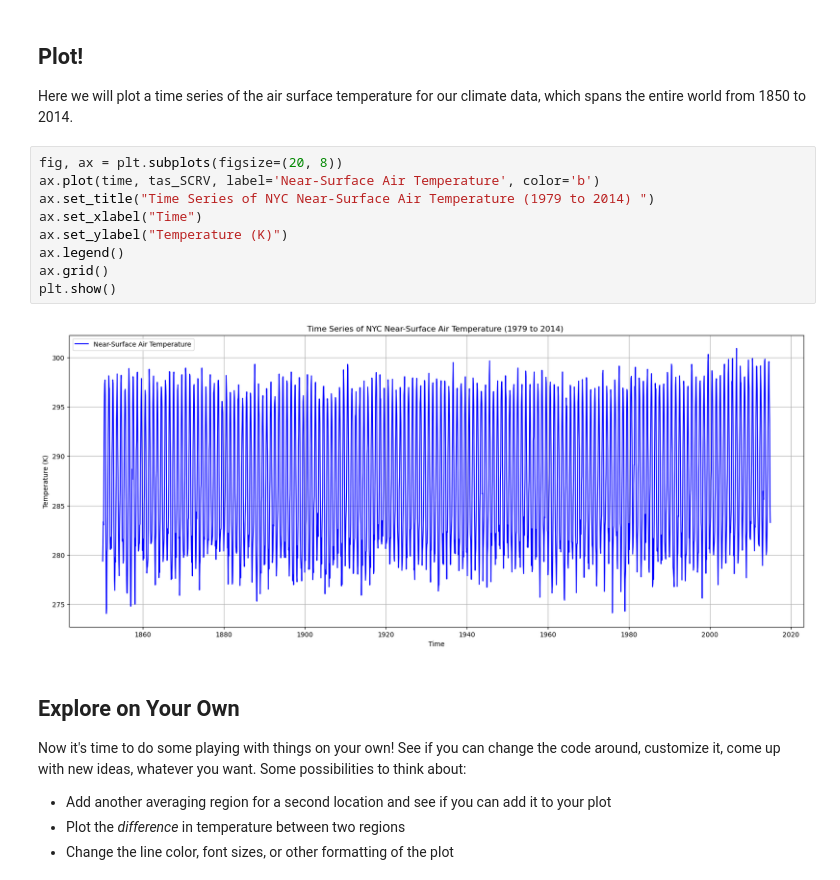
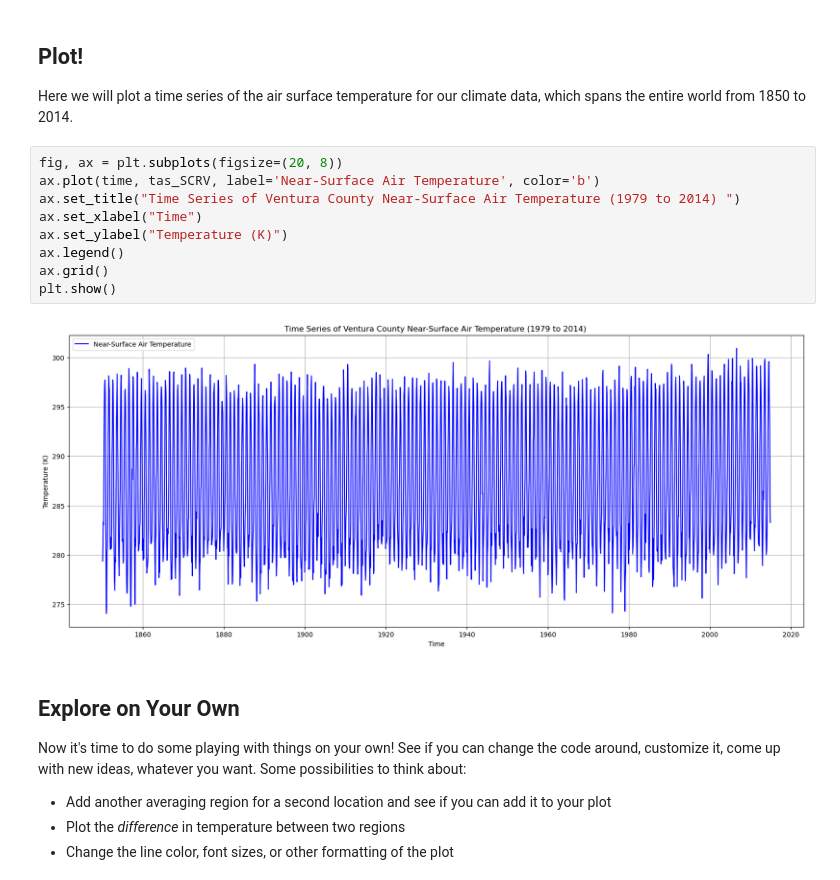
Before and after one commit to imsibaja/Time-Series-Plots, a Jupyter notebook: Workbook_Tutorial1.ipynb, the cells around one changed output. Drawn from its saved outputs; the diff is of its cells as text.

Commit message:
plot update

```diff
--- a/Workbook_Tutorial1.ipynb
+++ b/Workbook_Tutorial1.ipynb
@@ -163,14 +163,14 @@ Here we will plot a time series of the air surface temperature for our climate d
 # %%
 fig, ax = plt.subplots(figsize=(20, 8))
 ax.plot(time, tas_SCRV, label='Near-Surface Air Temperature', color='b')
-ax.set_title("Time Series of NYC Near-Surface Air Temperature (1979 to 2014) ")
+ax.set_title("Time Series of Ventura County Near-Surface Air Temperature (1979 to 2014) ")
 ax.set_xlabel("Time")
 ax.set_ylabel("Temperature (K)")
 ax.legend()
 ax.grid()
 plt.show()
 # %% [output]
-[figure, old version]
+[figure, new version]
 # %% [markdown]
 <a id='explore'></a>
 ## **Explore on Your Own**
```
Also changed, not shown: parts of 1 cell of this notebook.
